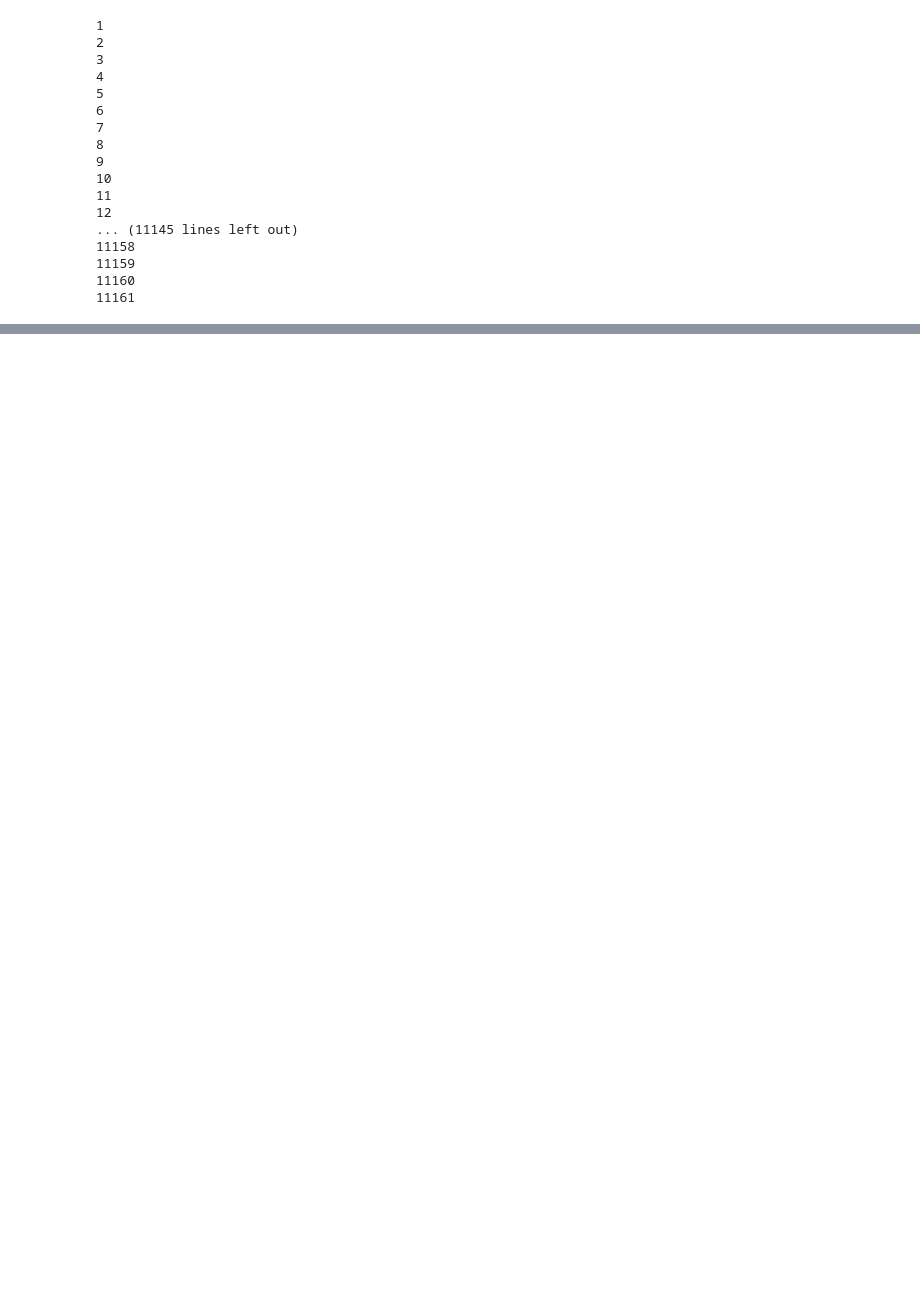
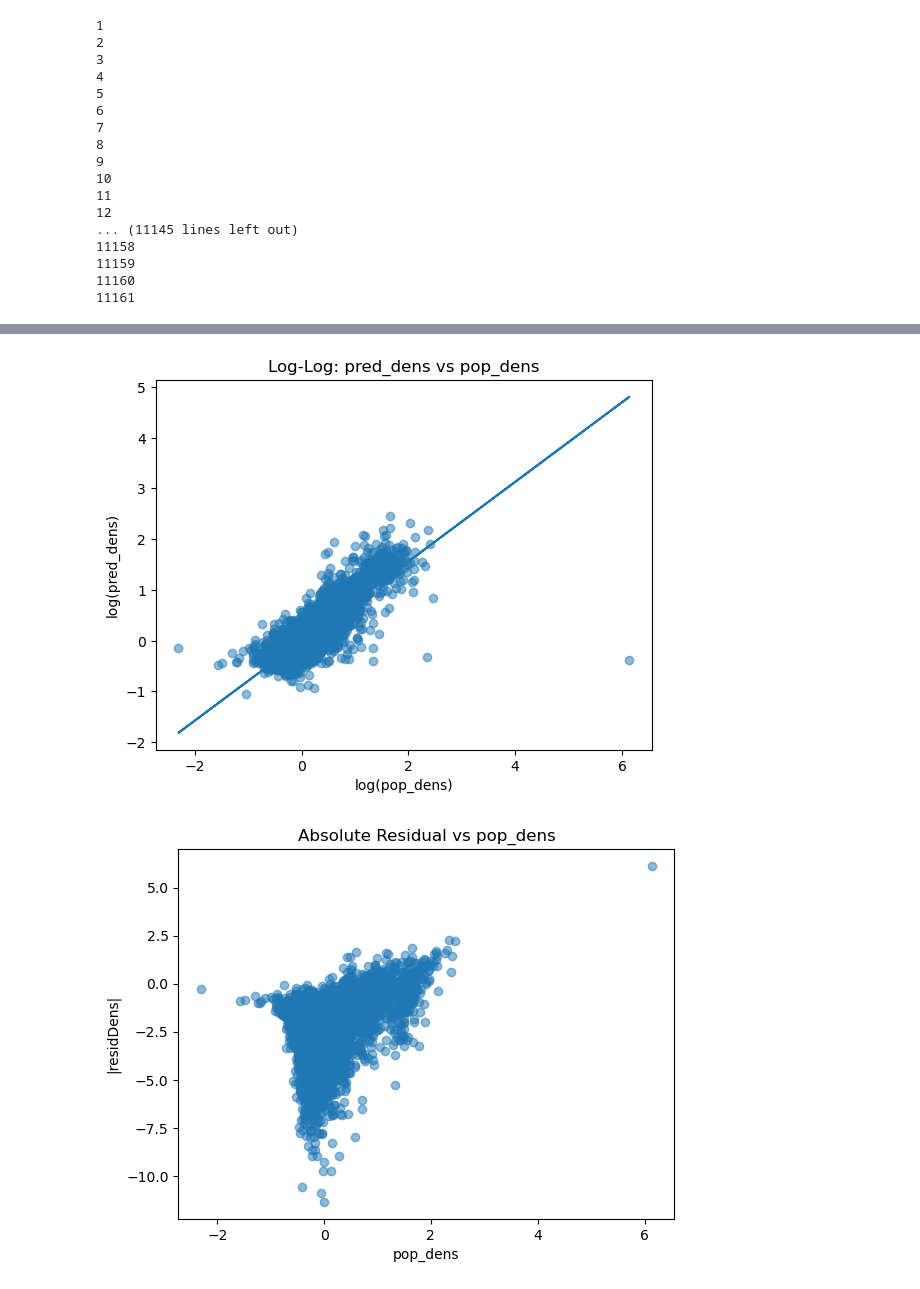
Before and after one commit to levutb2004/cnn, a Jupyter notebook: moransI/moransI.ipynb, the cells around one changed output, grey strips where cells are left out. Saved outputs shown, nothing was run; the diff lists cells and outputs as text; code cells hidden in the pictures; blank space fills up the shorter version.

```diff
--- a/moransI/moransI.ipynb
+++ b/moransI/moransI.ipynb
@@ -67,10 +92 @@ gdf["z_score"] = lisa.z_sim
-# %%
-geod = Geod(ellps="WGS84")
-
-def area_ha(geom):
-    area, _ = geod.geometry_area_perimeter(geom)
-    return abs(area) / 1e4  # m² → hectare
-
-gdf["area_ha"] = gdf.geometry.apply(area_ha)
-gdf['pop_density'] = gdf['Total_popu'] / gdf["area_ha"]
 # %%
@@ -77,0 +94,4 @@ gdf.to_file(r'F:\pomelo\Shape file-20251216T041154Z-3-001\moransI\residualMorans
+# %%
+gdf['pred_dens'] = gdf['pred_pop'] / gdf['building_c']
+gdf['pop_dens'] = gdf['Total_popu'] / gdf['building_c']
+gdf['residDens'] = gdf['residual'] / gdf['building_c']
@@ -77,0 +113,63 @@ gdf.to_file(r'F:\pomelo\Shape file-20251216T041154Z-3-001\moransI\residualMorans
+# %%
+gdf['residDens'] = abs(gdf['residDens'])
+# %%
+import numpy as np
+import matplotlib.pyplot as plt
+
+# Giả sử dataframe là gdf hoặc df
+df = gdf.copy()
+
+# Loại bỏ giá trị <= 0 để log không bị lỗi
+df_log = df[(df['pop_dens'] > 0) & (df['pred_dens'] > 0)].copy()
+
+# ===== Plot 1: log-log =====
+plt.figure()
+plt.scatter(
+    np.log(df_log['pop_dens']),
+    np.log(df_log['pred_dens']),
+    alpha=0.5
+)
+plt.xlabel('log(pop_dens)')
+plt.ylabel('log(pred_dens)')
+plt.title('Log-Log: pred_dens vs pop_dens')
+
+# fit regression line (optional)
+m, b = np.polyfit(
+    np.log(df_log['pop_dens']),
+    np.log(df_log['pred_dens']),
+    1
+)
+plt.plot(
+    np.log(df_log['pop_dens']),
+    m * np.log(df_log['pop_dens']) + b
+)
+
+plt.show()
+
+
+# ===== Plot 2: abs residual =====
+plt.figure()
+plt.scatter(
+    np.log(df_log['pop_dens']),
+    np.log(np.abs(df_log['residDens'])),
+    alpha=0.5
+)
+plt.xlabel('pop_dens')
+plt.ylabel('|residDens|')
+plt.title('Absolute Residual vs pop_dens')
+
+# fit regression line (optional)
+m, b = np.polyfit(
+    np.log(df_log['pop_dens']),
+    np.log(np.abs(df_log['residDens'])),
+    1
+)
+plt.plot(
+    np.log(df_log['pop_dens']),
+    m * np.log(df_log['pop_dens']) + b
+)
+
+plt.show()
+# %% [output]
+[figure, added]
+[figure, added]
```
Also changed, not shown: parts of 7 cells of this notebook, 2 other files.
